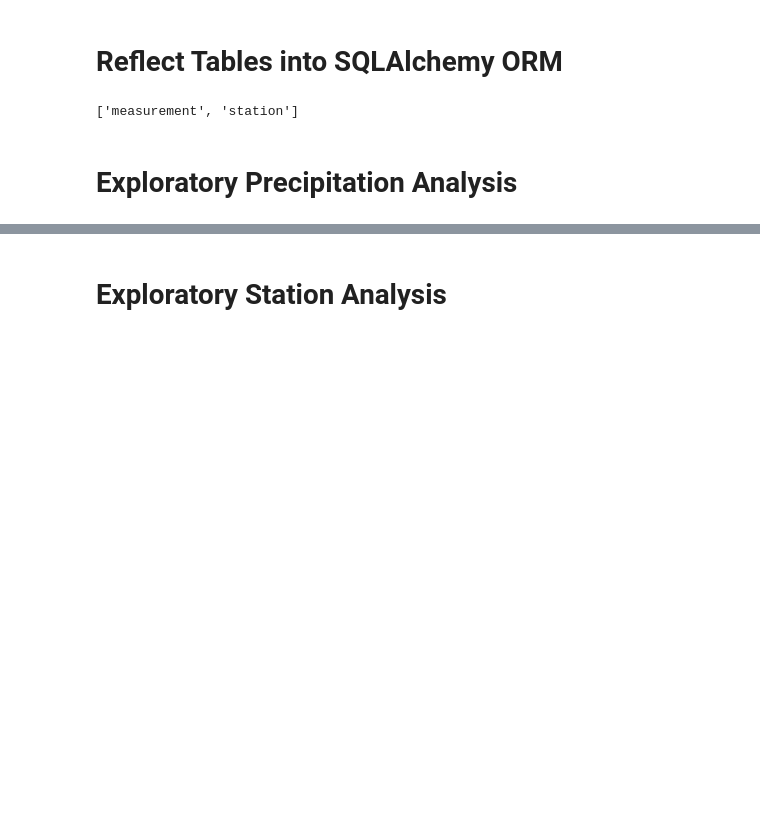
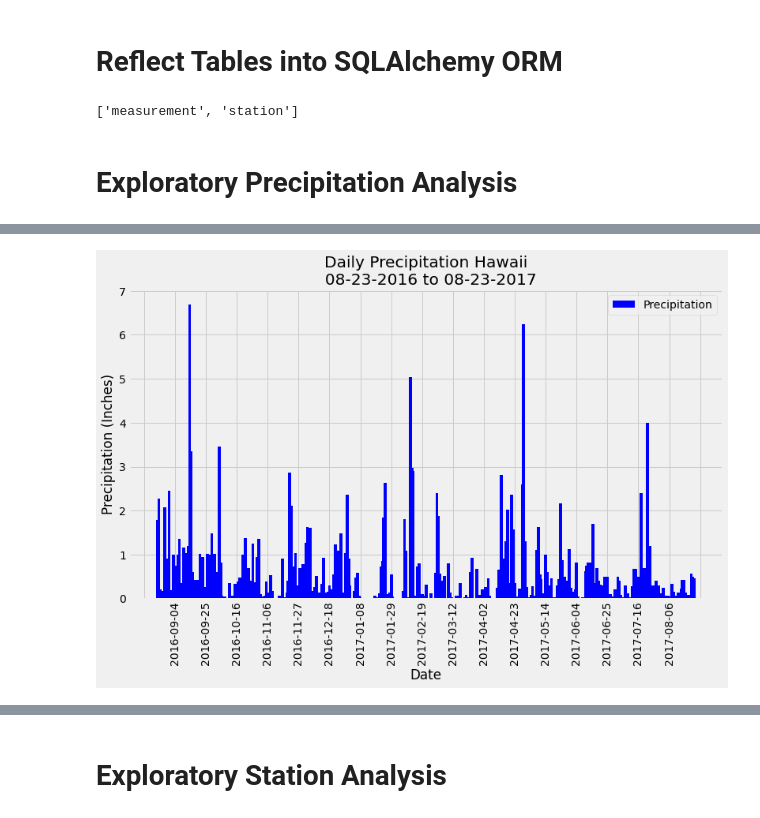
Before and after one commit to melissamonroe/sqlalchemy-challenge, a Jupyter notebook: climate.ipynb, the cells around one changed output, grey strips where cells are left out. Saved outputs shown, nothing was run; the diff lists cells and outputs as text; code cells hidden in the pictures; blank space fills up the shorter version.

Commit message:
climate.ipynb update and figures

```diff
--- a/climate.ipynb
+++ b/climate.ipynb
@@ -64,5 +68,8 @@ first_row_station.__dict__
 # %%
+
 # Find the most recent date in the data set.
 for row in session.query(Measurement.date).order_by(Measurement.date.desc()).limit(1).all():
-    print(row)
+    most_recent_date_string = row[0]
+
+print(most_recent_date_string)
 # %% [output]
@@ -70,17 +77,30 @@ for row in session.query(Measurement.date).order_by(Measurement.date.desc()).lim
 # %%
 # Design a query to retrieve the last 12 months of precipitation data and plot the results.
 # Starting from the most recent data point in the database.
+most_recent_date = dt.strptime('2017-08-23', '%Y-%m-%d')
+print(most_recent_date)
 
 # Calculate the date one year from the last date in data set.
+yearfrom_most_recent_date = most_recent_date - timedelta(days=365)
+print(yearfrom_most_recent_date)
 
 
 # Perform a query to retrieve the data and precipitation scores
-
+#for row in session.query(Measurement.date,Measurement.prcp).filter(Measurement.date.between('1985-01-17', '2017-08-23'))
+#     print(row)
+dates = []
+precipitations = []
+for row in session.query(Measurement.date,Measurement.prcp).filter(Measurement.date >= '2016-08-23'):
+    dates.append(row.date)
+    precipitations.append(row.prcp)
 
 # Save the query results as a Pandas DataFrame and set the index to the date column
 
+measurements_df = pd.DataFrame(
+    {'Date': dates,
+     'Precipitation': precipitations
+    }).set_index('Date')
 
 # Sort the dataframe by date
-
-
-# Use Pandas Plotting with Matplotlib to plot the data
+measurements_df = measurements_df.sort_values(by=['Date'], ascending=True)
+measurements_df
@@ -87,2 +124,20 @@ for row in session.query(Measurement.date).order_by(Measurement.date.desc()).lim
+# %%
+fig, ax = plt.subplots(figsize=(12, 8))
+
+fig.subplots_adjust(bottom=0.2)
+
+ax.bar(measurements_df.index.values, measurements_df['Precipitation'].values,  width=2, color='b')
+
+ax.set(xlabel="Date", ylabel="Precipitation (Inches)",
+       title="Daily Precipitation Hawaii\n  08-23-2016 to 08-23-2017")
+ax.legend(['Precipitation'])
+# Format the x axis
+ax.xaxis.set_major_locator(mdates.WeekdayLocator(interval=3))
+plt.xticks(rotation='90')
+
+plt.savefig('Images/figure1_dailyprecipitation_bar.png')
+plt.show()
+# %% [output]
+[figure, added]
 # %%
 # Use Pandas to calcualte the summary statistics for the precipitation data
```
Also changed, not shown: parts of 15 cells of this notebook, 8 other files.
